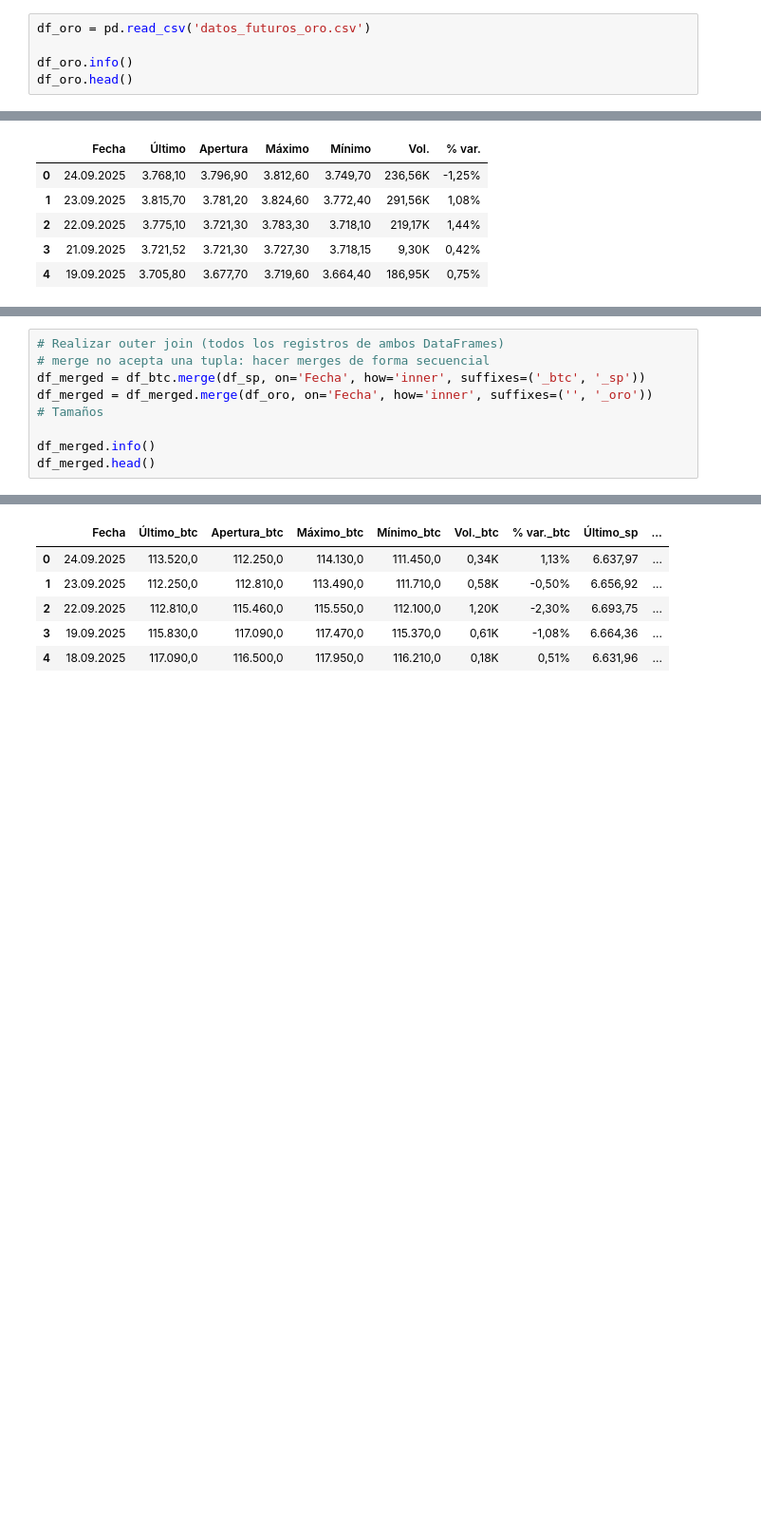
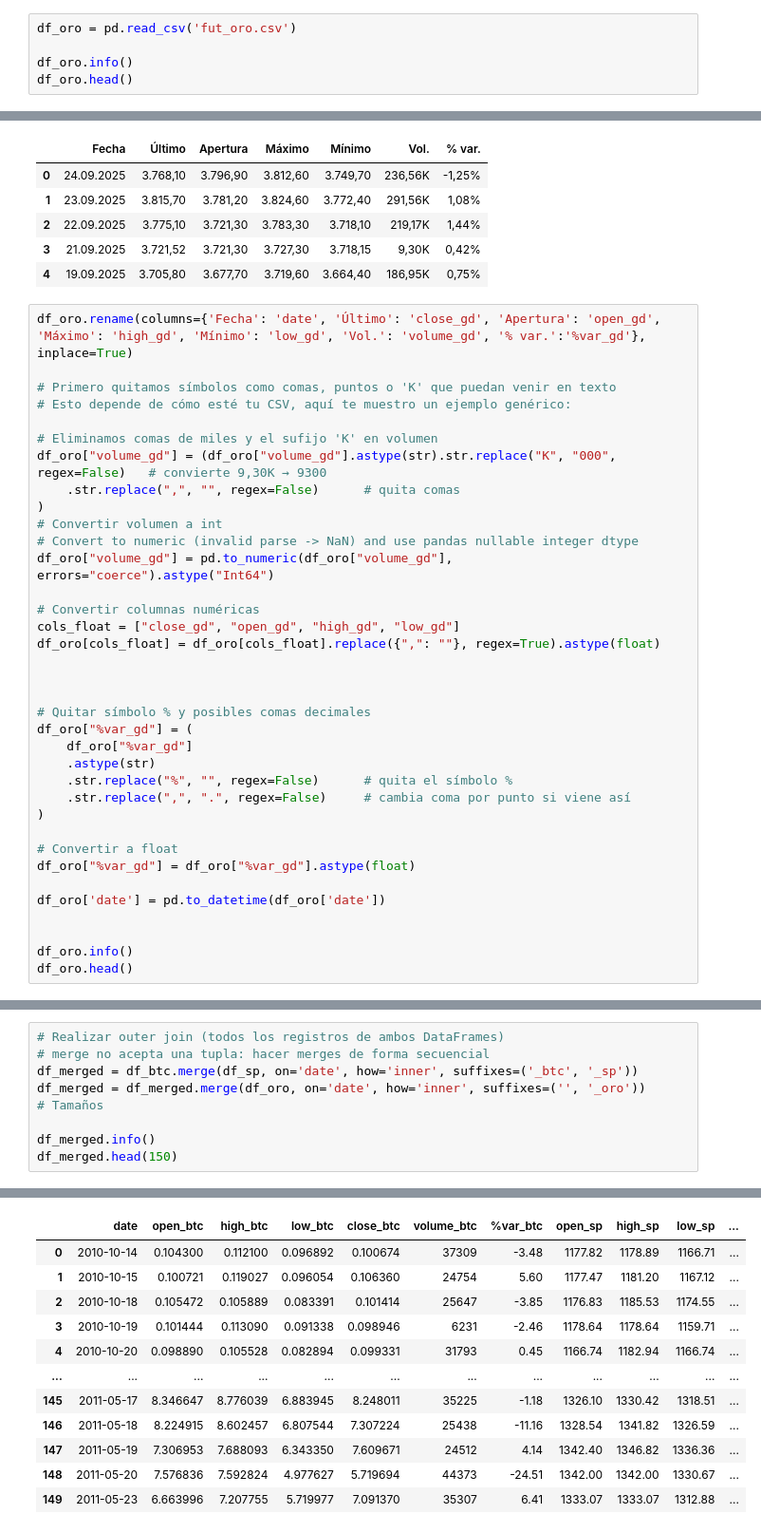
Before and after one commit to sergiomorosecilla/Proyecto-final, a Jupyter notebook: Data_sets/merge&clean.ipynb, the cells around one changed output, grey strips where cells are left out. Shown at 95% size. Drawn from its saved outputs; the diff is of its cells as text; blank space fills up the shorter version.

Commit message:
Merge

```diff
--- a/Data_sets/merge&clean.ipynb
+++ b/Data_sets/merge&clean.ipynb
@@ -59,5 +121,5 @@ memory usage: 205.7+ KB
 # %%
-df_oro = pd.read_csv('datos_futuros_oro.csv')
+df_oro = pd.read_csv('fut_oro.csv')
 
 df_oro.info()
 df_oro.head()
@@ -82,3 +144,39 @@ memory usage: 208.9+ KB
 | 2 | 22.09.2025 | 3.775,10 | 3.721,30 | 3.783,30 | 3.718,10 | 219,17K | 1,44% |
 | 3 | 21.09.2025 | 3.721,52 | 3.721,30 | 3.727,30 | 3.718,15 | 9,30K | 0,42% |
 | 4 | 19.09.2025 | 3.705,80 | 3.677,70 | 3.719,60 | 3.664,40 | 186,95K | 0,75% |
+# %%
+df_oro.rename(columns={'Fecha': 'date', 'Último': 'close_gd', 'Apertura': 'open_gd', 'Máximo': 'high_gd', 'Mínimo': 'low_gd', 'Vol.': 'volume_gd', '% var.':'%var_gd'}, inplace=True)
+
+# Primero quitamos símbolos como comas, puntos o 'K' que puedan venir en texto
+# Esto depende de cómo esté tu CSV, aquí te muestro un ejemplo genérico:
+
+# Eliminamos comas de miles y el sufijo 'K' en volumen
+df_oro["volume_gd"] = (df_oro["volume_gd"].astype(str).str.replace("K", "000", regex=False)   # convierte 9,30K → 9300
+    .str.replace(",", "", regex=False)      # quita comas
+)
+# Convertir volumen a int
+# Convert to numeric (invalid parse -> NaN) and use pandas nullable integer dtype
+df_oro["volume_gd"] = pd.to_numeric(df_oro["volume_gd"], errors="coerce").astype("Int64")
+
+# Convertir columnas numéricas
+cols_float = ["close_gd", "open_gd", "high_gd", "low_gd"]
+df_oro[cols_float] = df_oro[cols_float].replace({",": ""}, regex=True).astype(float)
+
+
+
+# Quitar símbolo % y posibles comas decimales
+df_oro["%var_gd"] = (
+    df_oro["%var_gd"]
+    .astype(str)
+    .str.replace("%", "", regex=False)      # quita el símbolo %
+    .str.replace(",", ".", regex=False)     # cambia coma por punto si viene así
+)
+
+# Convertir a float
+df_oro["%var_gd"] = df_oro["%var_gd"].astype(float)
+
+df_oro['date'] = pd.to_datetime(df_oro['date'])
+
+
+df_oro.info()
+df_oro.head()
@@ -85,11 +204,11 @@ memory usage: 208.9+ KB
 # %%
 # Realizar outer join (todos los registros de ambos DataFrames)
 # merge no acepta una tupla: hacer merges de forma secuencial
-df_merged = df_btc.merge(df_sp, on='Fecha', how='inner', suffixes=('_btc', '_sp'))
-df_merged = df_merged.merge(df_oro, on='Fecha', how='inner', suffixes=('', '_oro'))
+df_merged = df_btc.merge(df_sp, on='date', how='inner', suffixes=('_btc', '_sp'))
+df_merged = df_merged.merge(df_oro, on='date', how='inner', suffixes=('', '_oro'))
 # Tamaños
 
 df_merged.info()
-df_merged.head()
+df_merged.head(150)
 # %% [output]
 <class 'pandas.core.frame.DataFrame'>
@@ -112,6 +231,12 @@ memory usage: 504.7+ KB
-|  | Fecha | Último_btc | Apertura_btc | Máximo_btc | Mínimo_btc | Vol._btc | % var._btc | Último_sp | ... |
-| 0 | 24.09.2025 | 113.520,0 | 112.250,0 | 114.130,0 | 111.450,0 | 0,34K | 1,13% | 6.637,97 | ... |
-| 1 | 23.09.2025 | 112.250,0 | 112.810,0 | 113.490,0 | 111.710,0 | 0,58K | -0,50% | 6.656,92 | ... |
-| 2 | 22.09.2025 | 112.810,0 | 115.460,0 | 115.550,0 | 112.100,0 | 1,20K | -2,30% | 6.693,75 | ... |
-| 3 | 19.09.2025 | 115.830,0 | 117.090,0 | 117.470,0 | 115.370,0 | 0,61K | -1,08% | 6.664,36 | ... |
-| 4 | 18.09.2025 | 117.090,0 | 116.500,0 | 117.950,0 | 116.210,0 | 0,18K | 0,51% | 6.631,96 | ... |
+|  | date | open_btc | high_btc | low_btc | close_btc | volume_btc | %var_btc | open_sp | high_sp | low_sp | ... |
+| 0 | 2010-10-14 | 0.104300 | 0.112100 | 0.096892 | 0.100674 | 37309 | -3.48 | 1177.82 | 1178.89 | 1166.71 | ... |
+| 1 | 2010-10-15 | 0.100721 | 0.119027 | 0.096054 | 0.106360 | 24754 | 5.60 | 1177.47 | 1181.20 | 1167.12 | ... |
+| 2 | 2010-10-18 | 0.105472 | 0.105889 | 0.083391 | 0.101414 | 25647 | -3.85 | 1176.83 | 1185.53 | 1174.55 | ... |
+| 3 | 2010-10-19 | 0.101444 | 0.113090 | 0.091338 | 0.098946 | 6231 | -2.46 | 1178.64 | 1178.64 | 1159.71 | ... |
+| 4 | 2010-10-20 | 0.098890 | 0.105528 | 0.082894 | 0.099331 | 31793 | 0.45 | 1166.74 | 1182.94 | 1166.74 | ... |
+| ... | ... | ... | ... | ... | ... | ... | ... | ... | ... | ... | ... |
+| 145 | 2011-05-17 | 8.346647 | 8.776039 | 6.883945 | 8.248011 | 35225 | -1.18 | 1326.10 | 1330.42 | 1318.51 | ... |
+| 146 | 2011-05-18 | 8.224915 | 8.602457 | 6.807544 | 7.307224 | 25438 | -11.16 | 1328.54 | 1341.82 | 1326.59 | ... |
+| 147 | 2011-05-19 | 7.306953 | 7.688093 | 6.343350 | 7.609671 | 24512 | 4.14 | 1342.40 | 1346.82 | 1336.36 | ... |
+| 148 | 2011-05-20 | 7.576836 | 7.592824 | 4.977627 | 5.719694 | 44373 | -24.51 | 1342.00 | 1342.00 | 1330.67 | ... |
+| 149 | 2011-05-23 | 6.663996 | 7.207755 | 5.719977 | 7.091370 | 35307 | 6.41 | 1333.07 | 1333.07 | 1312.88 | ... |
```
Also changed, not shown: parts of 7 cells of this notebook, 5 other files.
